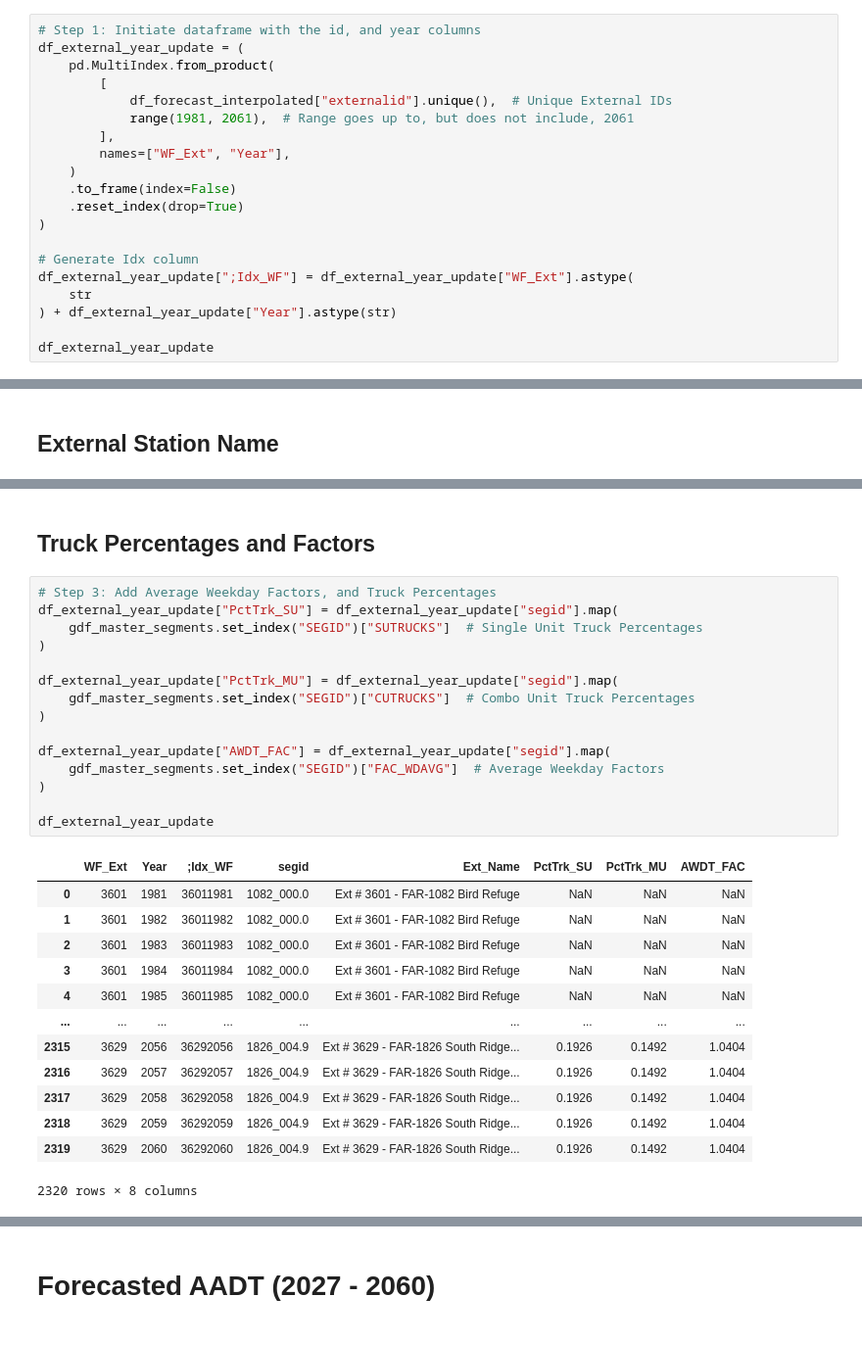
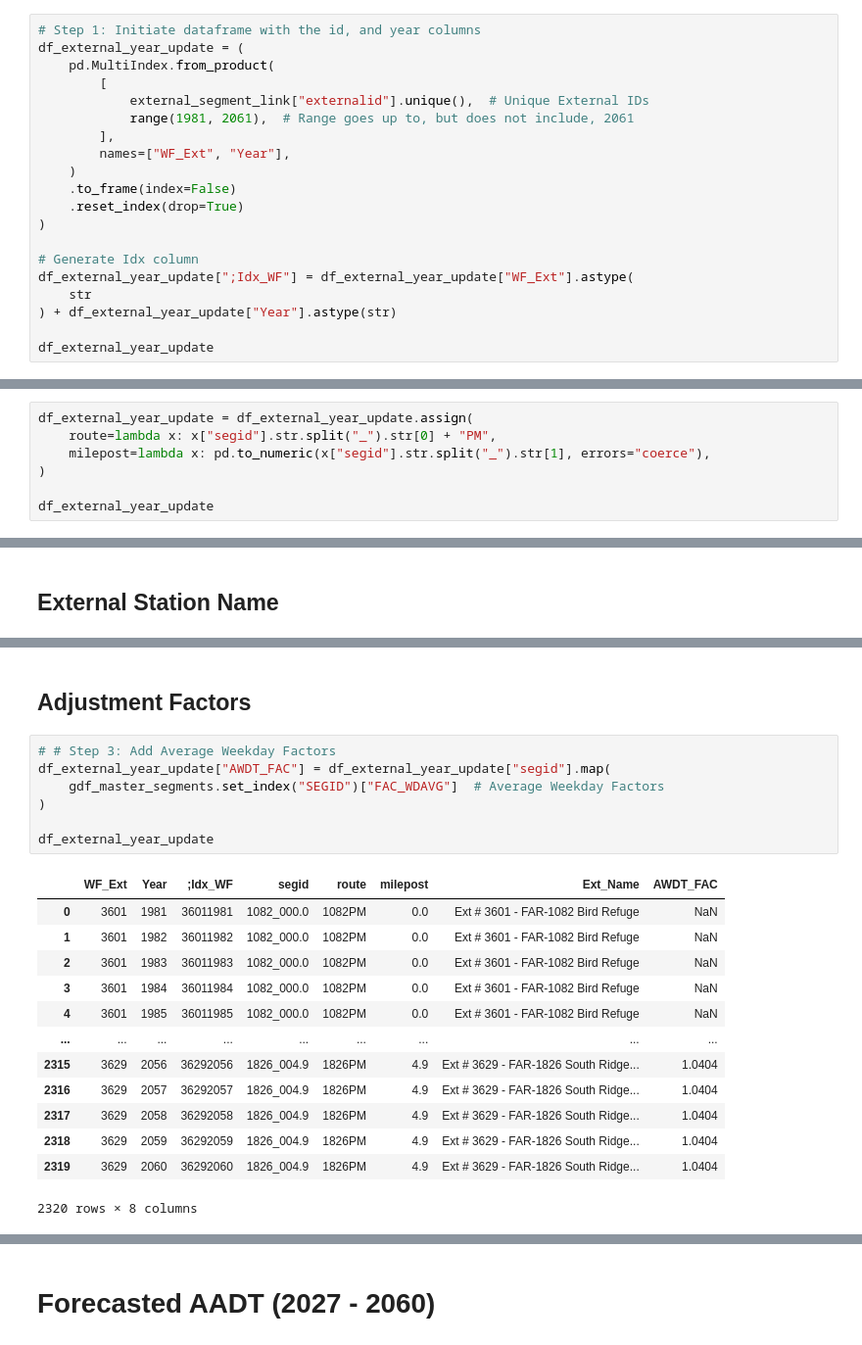
Before and after one commit to WFRCAnalytics/TDM-INP-External-Forecasts, a Jupyter notebook: 5-Export-Data.ipynb, the cells around one changed output, grey strips where cells are left out. Shown: that part at 98% size. Saved outputs shown, nothing was run; the diff lists cells and outputs as text.

```diff
--- a/5-Export-Data.ipynb
+++ b/5-Export-Data.ipynb
@@ -162,7 +198,7 @@ df_external_year
 df_external_year_update = (
     pd.MultiIndex.from_product(
         [
-            df_forecast_interpolated["externalid"].unique(),  # Unique External IDs
+            external_segment_link["externalid"].unique(),  # Unique External IDs
             range(1981, 2061),  # Range goes up to, but does not include, 2061
         ],
         names=["WF_Ext", "Year"],
@@ -216,0 +255,7 @@ df_external_year_update
+# %%
+df_external_year_update = df_external_year_update.assign(
+    route=lambda x: x["segid"].str.split("_").str[0] + "PM",
+    milepost=lambda x: pd.to_numeric(x["segid"].str.split("_").str[1], errors="coerce"),
+)
+
+df_external_year_update
@@ -243,32 +302,24 @@ df_external_year_update
 # %% [markdown]
-## Truck Percentages and Factors
+## Adjustment Factors
 # %%
-# Step 3: Add Average Weekday Factors, and Truck Percentages
-df_external_year_update["PctTrk_SU"] = df_external_year_update["segid"].map(
-    gdf_master_segments.set_index("SEGID")["SUTRUCKS"]  # Single Unit Truck Percentages
-)
-
-df_external_year_update["PctTrk_MU"] = df_external_year_update["segid"].map(
-    gdf_master_segments.set_index("SEGID")["CUTRUCKS"]  # Combo Unit Truck Percentages
-)
-
+# # Step 3: Add Average Weekday Factors
 df_external_year_update["AWDT_FAC"] = df_external_year_update["segid"].map(
     gdf_master_segments.set_index("SEGID")["FAC_WDAVG"]  # Average Weekday Factors
 )
 
 df_external_year_update
 # %% [output]
-|  | WF_Ext | Year | ;Idx_WF | segid | Ext_Name | PctTrk_SU | PctTrk_MU | AWDT_FAC |
-| 0 | 3601 | 1981 | 36011981 | 1082_000.0 | Ext # 3601 - FAR-1082 Bird Refuge | NaN | NaN | NaN |
-| 1 | 3601 | 1982 | 36011982 | 1082_000.0 | Ext # 3601 - FAR-1082 Bird Refuge | NaN | NaN | NaN |
-| 2 | 3601 | 1983 | 36011983 | 1082_000.0 | Ext # 3601 - FAR-1082 Bird Refuge | NaN | NaN | NaN |
-| 3 | 3601 | 1984 | 36011984 | 1082_000.0 | Ext # 3601 - FAR-1082 Bird Refuge | NaN | NaN | NaN |
-| 4 | 3601 | 1985 | 36011985 | 1082_000.0 | Ext # 3601 - FAR-1082 Bird Refuge | NaN | NaN | NaN |
+|  | WF_Ext | Year | ;Idx_WF | segid | route | milepost | Ext_Name | AWDT_FAC |
+| 0 | 3601 | 1981 | 36011981 | 1082_000.0 | 1082PM | 0.0 | Ext # 3601 - FAR-1082 Bird Refuge | NaN |
+| 1 | 3601 | 1982 | 36011982 | 1082_000.0 | 1082PM | 0.0 | Ext # 3601 - FAR-1082 Bird Refuge | NaN |
+| 2 | 3601 | 1983 | 36011983 | 1082_000.0 | 1082PM | 0.0 | Ext # 3601 - FAR-1082 Bird Refuge | NaN |
+| 3 | 3601 | 1984 | 36011984 | 1082_000.0 | 1082PM | 0.0 | Ext # 3601 - FAR-1082 Bird Refuge | NaN |
+| 4 | 3601 | 1985 | 36011985 | 1082_000.0 | 1082PM | 0.0 | Ext # 3601 - FAR-1082 Bird Refuge | NaN |
 | ... | ... | ... | ... | ... | ... | ... | ... | ... |
-| 2315 | 3629 | 2056 | 36292056 | 1826_004.9 | Ext # 3629 - FAR-1826 South Ridge... | 0.1926 | 0.1492 | 1.0404 |
-| 2316 | 3629 | 2057 | 36292057 | 1826_004.9 | Ext # 3629 - FAR-1826 South Ridge... | 0.1926 | 0.1492 | 1.0404 |
-| 2317 | 3629 | 2058 | 36292058 | 1826_004.9 | Ext # 3629 - FAR-1826 South Ridge... | 0.1926 | 0.1492 | 1.0404 |
-| 2318 | 3629 | 2059 | 36292059 | 1826_004.9 | Ext # 3629 - FAR-1826 South Ridge... | 0.1926 | 0.1492 | 1.0404 |
-| 2319 | 3629 | 2060 | 36292060 | 1826_004.9 | Ext # 3629 - FAR-1826 South Ridge... | 0.1926 | 0.1492 | 1.0404 |
+| 2315 | 3629 | 2056 | 36292056 | 1826_004.9 | 1826PM | 4.9 | Ext # 3629 - FAR-1826 South Ridge... | 1.0404 |
+| 2316 | 3629 | 2057 | 36292057 | 1826_004.9 | 1826PM | 4.9 | Ext # 3629 - FAR-1826 South Ridge... | 1.0404 |
+| 2317 | 3629 | 2058 | 36292058 | 1826_004.9 | 1826PM | 4.9 | Ext # 3629 - FAR-1826 South Ridge... | 1.0404 |
+| 2318 | 3629 | 2059 | 36292059 | 1826_004.9 | 1826PM | 4.9 | Ext # 3629 - FAR-1826 South Ridge... | 1.0404 |
+| 2319 | 3629 | 2060 | 36292060 | 1826_004.9 | 1826PM | 4.9 | Ext # 3629 - FAR-1826 South Ridge... | 1.0404 |
 2320 rows × 8 columns
 # %% [markdown]
```
Also changed, not shown: parts of 45 cells of this notebook, 2 other files.
